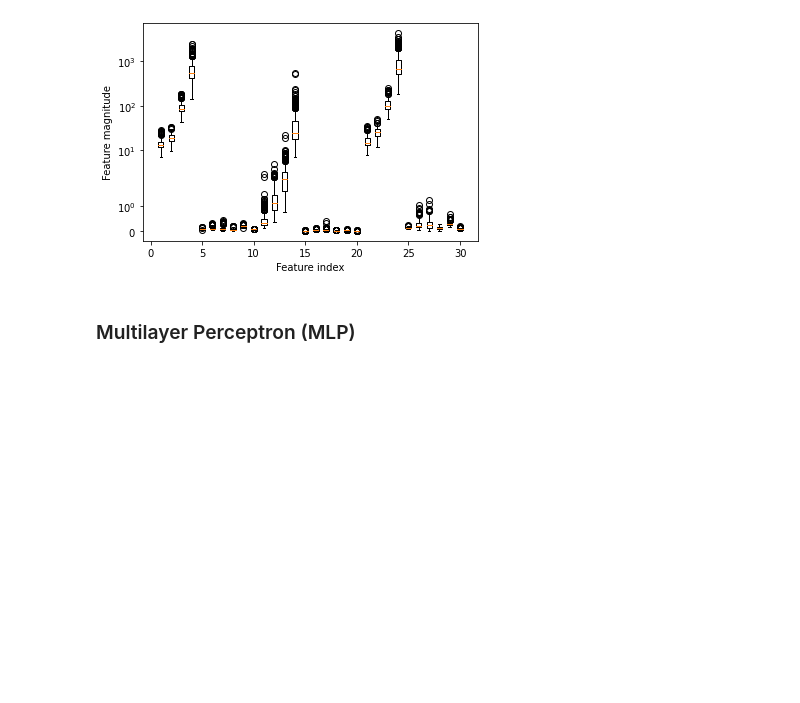
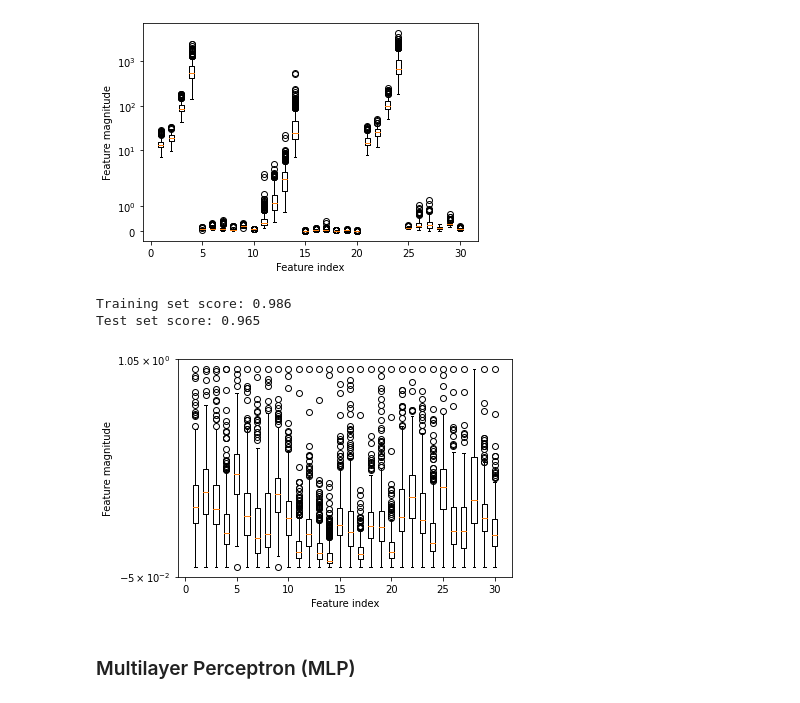
Before and after one commit to codejsha/machine-learning-examples, a Jupyter notebook: classification/breast-cancer-wisconsin.ipynb, the cells around one changed output. Cells and saved outputs as stored; diff of their text form; code cells hidden in the pictures; blank space fills up the shorter version.

```diff
--- a/classification/breast-cancer-wisconsin.ipynb
+++ b/classification/breast-cancer-wisconsin.ipynb
@@ -315,15 +315,15 @@ plot_feature_importances_cancer(gradient_boosting_model_rate003)
 # Split Dataset into Train and Test
 X_train, X_test, y_train, y_test = train_test_split(cancer.data, cancer.target, random_state=0)
 # %%
-# Support Vector Machine Classifier (kernel='rbf', C=1, gamma="auto")
+# Support Vector Machine Classifier (kernel='rbf', C=100, gamma="auto")
 # This model is overfitted to the training set.
 from sklearn.svm import SVC
 
-svc_model = SVC(kernel='rbf', C=1, gamma="auto", random_state=0)
-svc_model.fit(X_train, y_train)
+svm_model = SVC(kernel='rbf', C=100, gamma="auto", random_state=0)
+svm_model.fit(X_train, y_train)
 
-print("Training set score: {:.3f}".format(svc_model.score(X_train, y_train)))
-print("Test set score: {:.3f}".format(svc_model.score(X_test, y_test)))
+print("Training set score: {:.3f}".format(svm_model.score(X_train, y_train)))
+print("Test set score: {:.3f}".format(svm_model.score(X_test, y_test)))
 # %% [output]
 Training set score: 1.000
 Test set score: 0.629
@@ -336,6 +336,34 @@ plt.ylabel("Feature magnitude")
 plt.show()
 # %% [output]
 [figure]
+# %%
+# Scaling Dataset
+from sklearn.preprocessing import MinMaxScaler
+
+scaler = MinMaxScaler()
+scaler.fit(X_train)
+X_train_scaled = scaler.transform(X_train)
+X_test_scaled = scaler.transform(X_test)
+# %%
+# Support Vector Machine Classifier (kernel='rbf', C=100, gamma="auto")
+# This model is using the scaled dataset.
+svm_model_scaled = SVC(kernel='rbf', C=100, gamma="auto", random_state=0)
+svm_model_scaled.fit(X_train_scaled, y_train)
+
+print("Training set score: {:.3f}".format(svm_model_scaled.score(X_train_scaled, y_train)))
+print("Test set score: {:.3f}".format(svm_model_scaled.score(X_test_scaled, y_test)))
+# %% [output]
+Training set score: 0.986
+Test set score: 0.965
+# %%
+# Visualization
+plt.boxplot(X_train_scaled, manage_ticks=False)
+plt.yscale("symlog")
+plt.xlabel("Feature index")
+plt.ylabel("Feature magnitude")
+plt.show()
+# %% [output]
+[figure, added]
 # %% [markdown]
 ### Multilayer Perceptron (MLP)
 # %%
```
Also changed, not shown: parts of 1 cell of this notebook.
